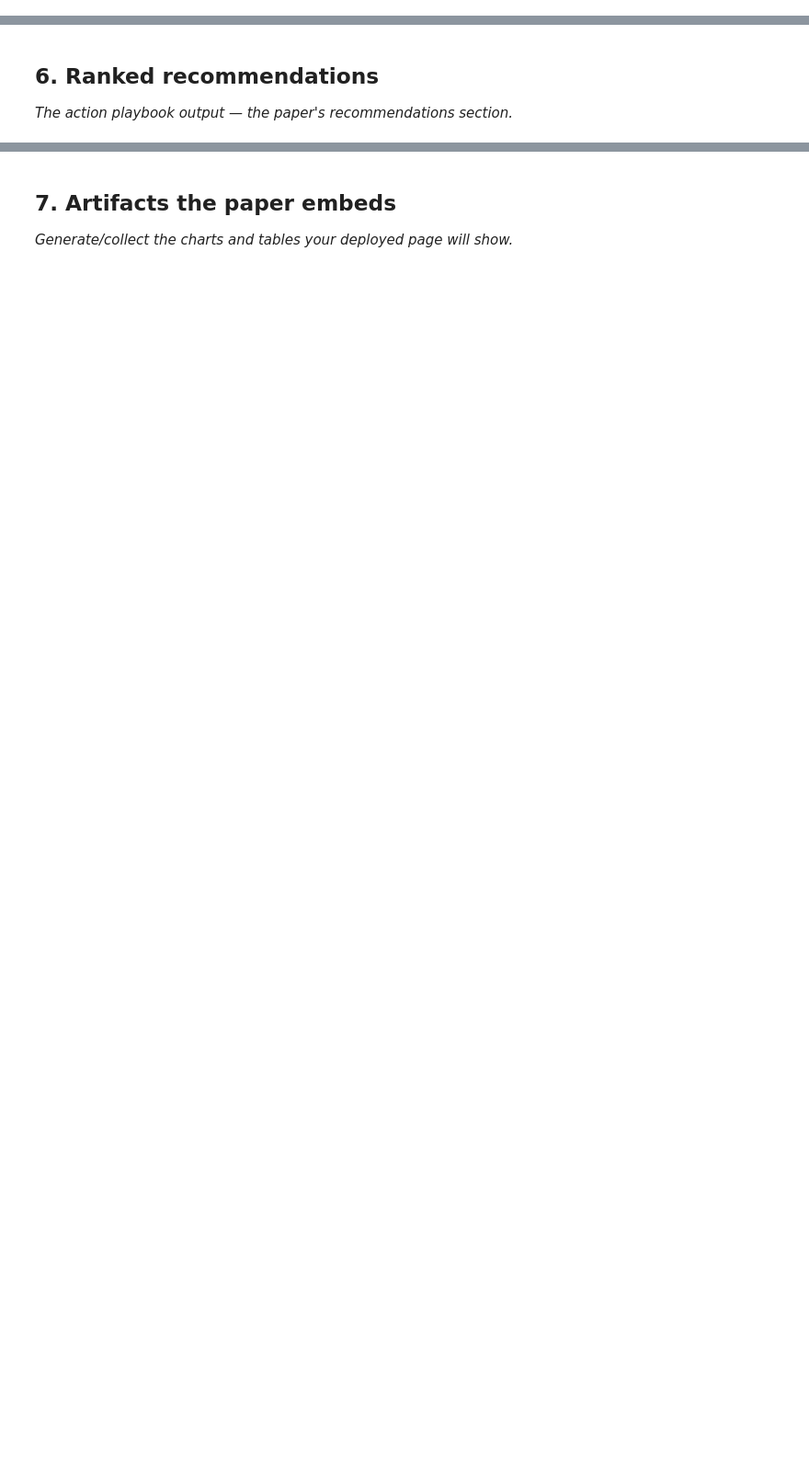
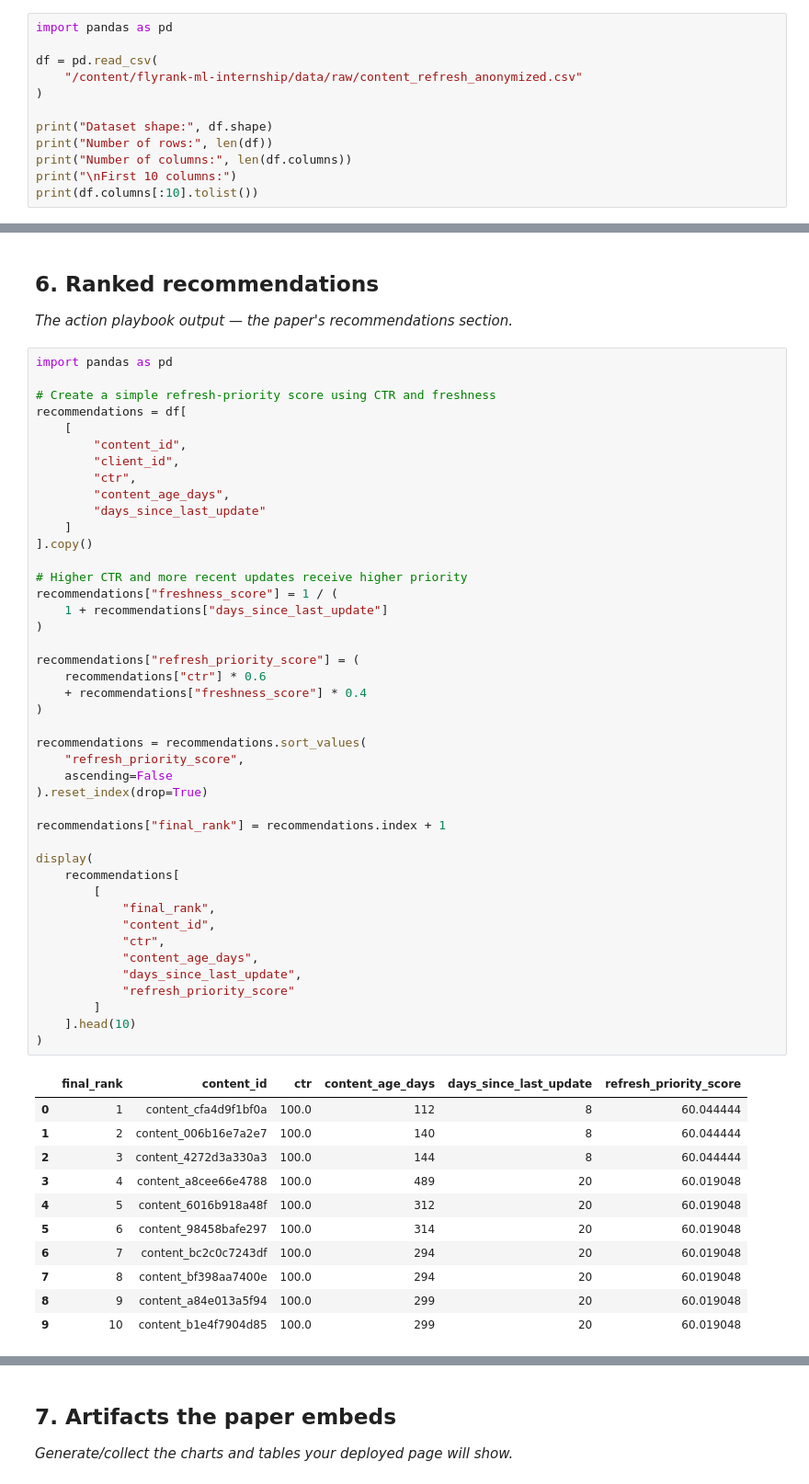
Before and after one commit to Charanya207/flyrank-ml-internship, a Jupyter notebook: work/notebooks/capstone.ipynb, the cells around one changed output, grey strips where cells are left out. Shown at 92% size. Drawn from its saved outputs; the diff is of its cells as text; blank space fills up the shorter version.

Commit message:
Complete capstone notebook with ML analysis and recommendations

```diff
--- a/work/notebooks/capstone.ipynb
+++ b/work/notebooks/capstone.ipynb
@@ -14,3 +20,15 @@ This skeleton is yours to fill. Work the sections **in order** — each one has
 ## 2. Data
 
 *Which release, which tables, date windows, what you excluded and why. Public-safe.*
+# %%
+import pandas as pd
+
+df = pd.read_csv(
+    "/content/flyrank-ml-internship/data/raw/content_refresh_anonymized.csv"
+)
+
+print("Dataset shape:", df.shape)
+print("Number of rows:", len(df))
+print("Number of columns:", len(df.columns))
+print("\nFirst 10 columns:")
+print(df.columns[:10].tolist())
@@ -30,3 +182,58 @@ This skeleton is yours to fill. Work the sections **in order** — each one has
 ## 6. Ranked recommendations
 
 *The action playbook output — the paper's recommendations section.*
+# %%
+import pandas as pd
+
+# Create a simple refresh-priority score using CTR and freshness
+recommendations = df[
+    [
+        "content_id",
+        "client_id",
+        "ctr",
+        "content_age_days",
+        "days_since_last_update"
+    ]
+].copy()
+
+# Higher CTR and more recent updates receive higher priority
+recommendations["freshness_score"] = 1 / (
+    1 + recommendations["days_since_last_update"]
+)
+
+recommendations["refresh_priority_score"] = (
+    recommendations["ctr"] * 0.6
+    + recommendations["freshness_score"] * 0.4
+)
+
+recommendations = recommendations.sort_values(
+    "refresh_priority_score",
+    ascending=False
+).reset_index(drop=True)
+
+recommendations["final_rank"] = recommendations.index + 1
+
+display(
+    recommendations[
+        [
+            "final_rank",
+            "content_id",
+            "ctr",
+            "content_age_days",
+            "days_since_last_update",
+            "refresh_priority_score"
+        ]
+    ].head(10)
+)
+# %% [output]
+|  | final_rank | content_id | ctr | content_age_days | days_since_last_update | refresh_priority_score |
+| 0 | 1 | content_cfa4d9f1bf0a | 100.0 | 112 | 8 | 60.044444 |
+| 1 | 2 | content_006b16e7a2e7 | 100.0 | 140 | 8 | 60.044444 |
+| 2 | 3 | content_4272d3a330a3 | 100.0 | 144 | 8 | 60.044444 |
+| 3 | 4 | content_a8cee66e4788 | 100.0 | 489 | 20 | 60.019048 |
+| 4 | 5 | content_6016b918a48f | 100.0 | 312 | 20 | 60.019048 |
+| 5 | 6 | content_98458bafe297 | 100.0 | 314 | 20 | 60.019048 |
+| 6 | 7 | content_bc2c0c7243df | 100.0 | 294 | 20 | 60.019048 |
+| 7 | 8 | content_bf398aa7400e | 100.0 | 294 | 20 | 60.019048 |
+| 8 | 9 | content_a84e013a5f94 | 100.0 | 299 | 20 | 60.019048 |
+| 9 | 10 | content_b1e4f7904d85 | 100.0 | 299 | 20 | 60.019048 |
```
Also changed, not shown: parts of 18 cells of this notebook.
